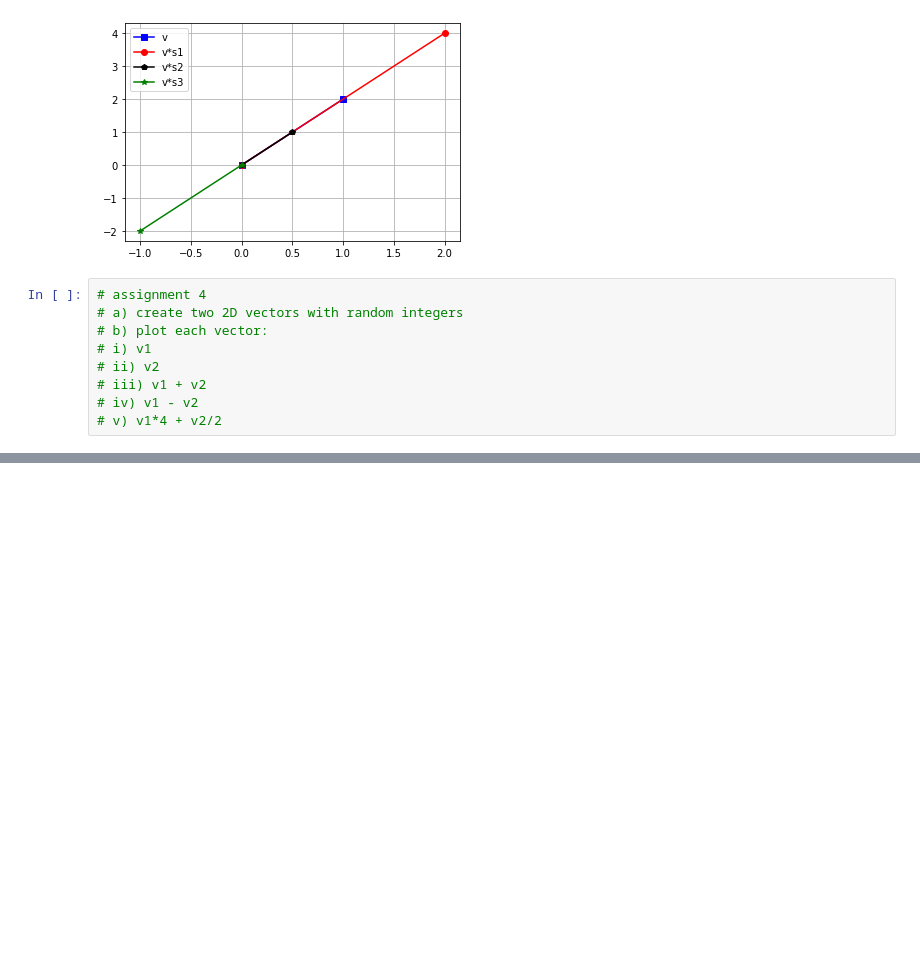
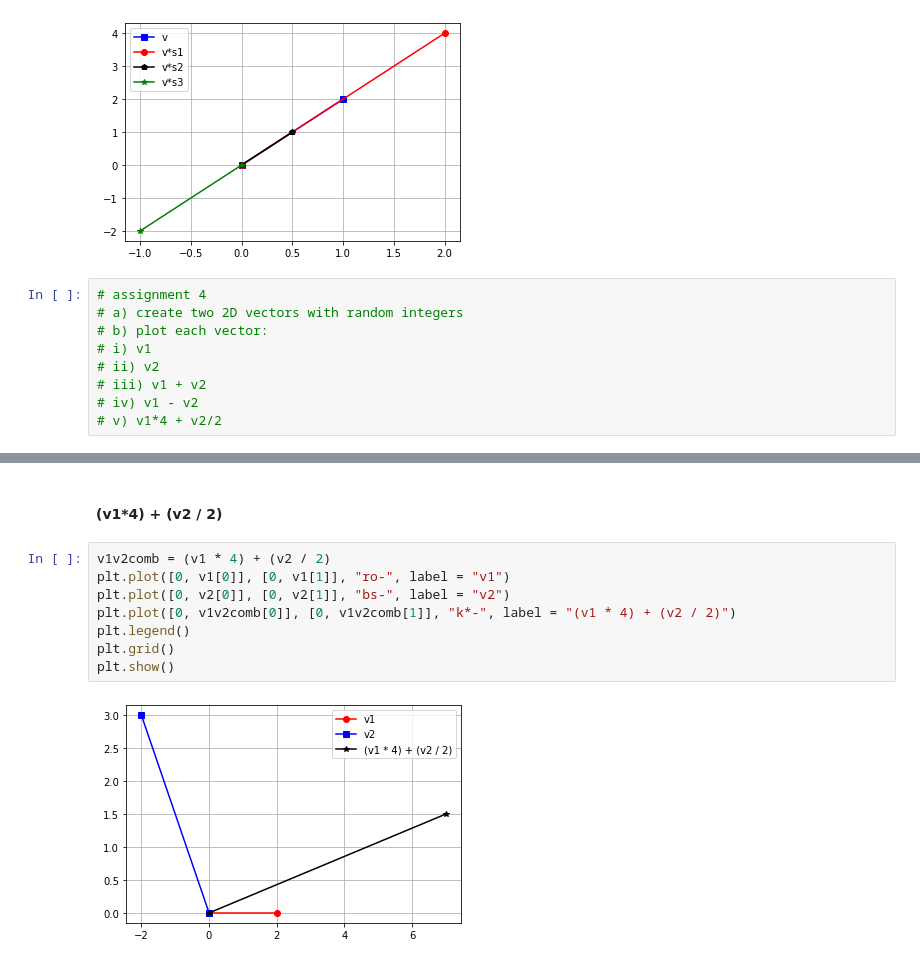
Before and after one commit to jawuku/python, a Jupyter notebook: LinearAlgebra.ipynb, the cells around one changed output, grey strips where cells are left out. Saved outputs shown, nothing was run; the diff lists cells and outputs as text; blank space fills up the shorter version.

```diff
--- a/LinearAlgebra.ipynb
+++ b/LinearAlgebra.ipynb
@@ -206,0 +249,12 @@ plt.grid() # displays a grid
+# %% [markdown]
+#### (v1*4) + (v2 / 2)
+# %%
+v1v2comb = (v1 * 4) + (v2 / 2)
+plt.plot([0, v1[0]], [0, v1[1]], "ro-", label = "v1")
+plt.plot([0, v2[0]], [0, v2[1]], "bs-", label = "v2")
+plt.plot([0, v1v2comb[0]], [0, v1v2comb[1]], "k*-", label = "(v1 * 4) + (v2 / 2)")
+plt.legend()
+plt.grid()
+plt.show()
+# %% [output]
+[figure, added]
```
Also changed, not shown: parts of 18 cells of this notebook.
